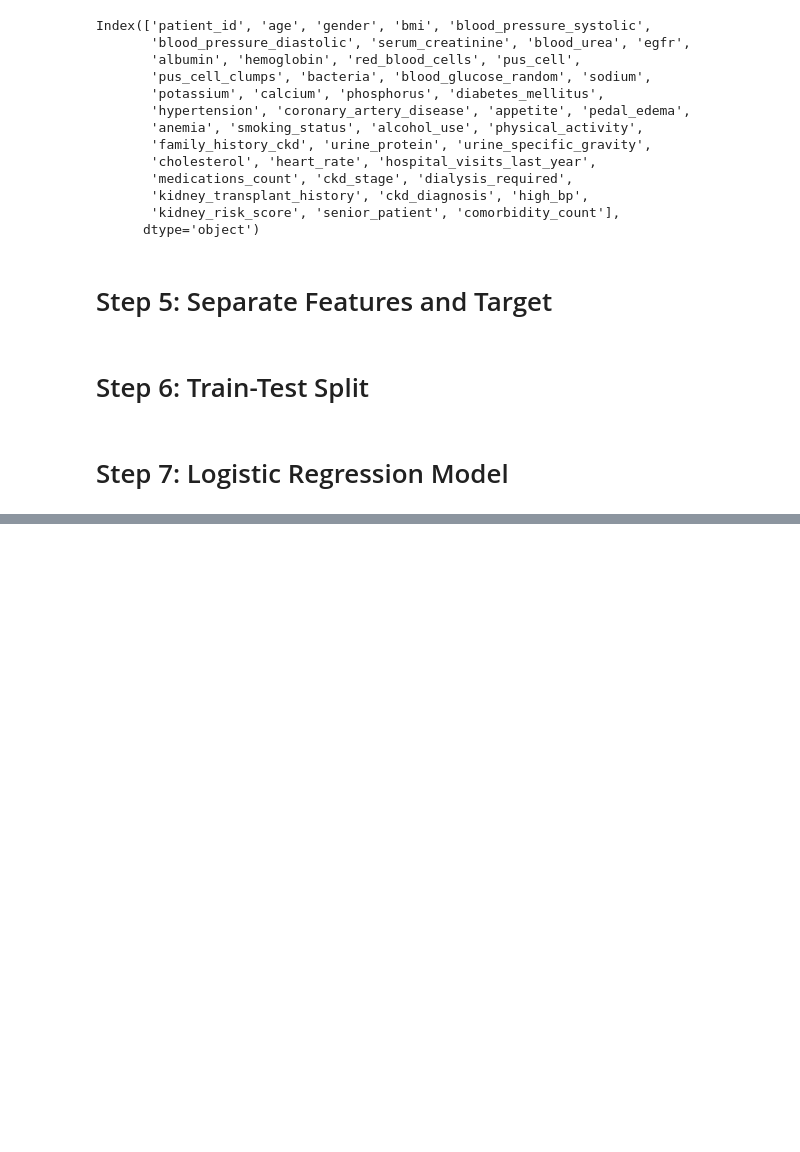
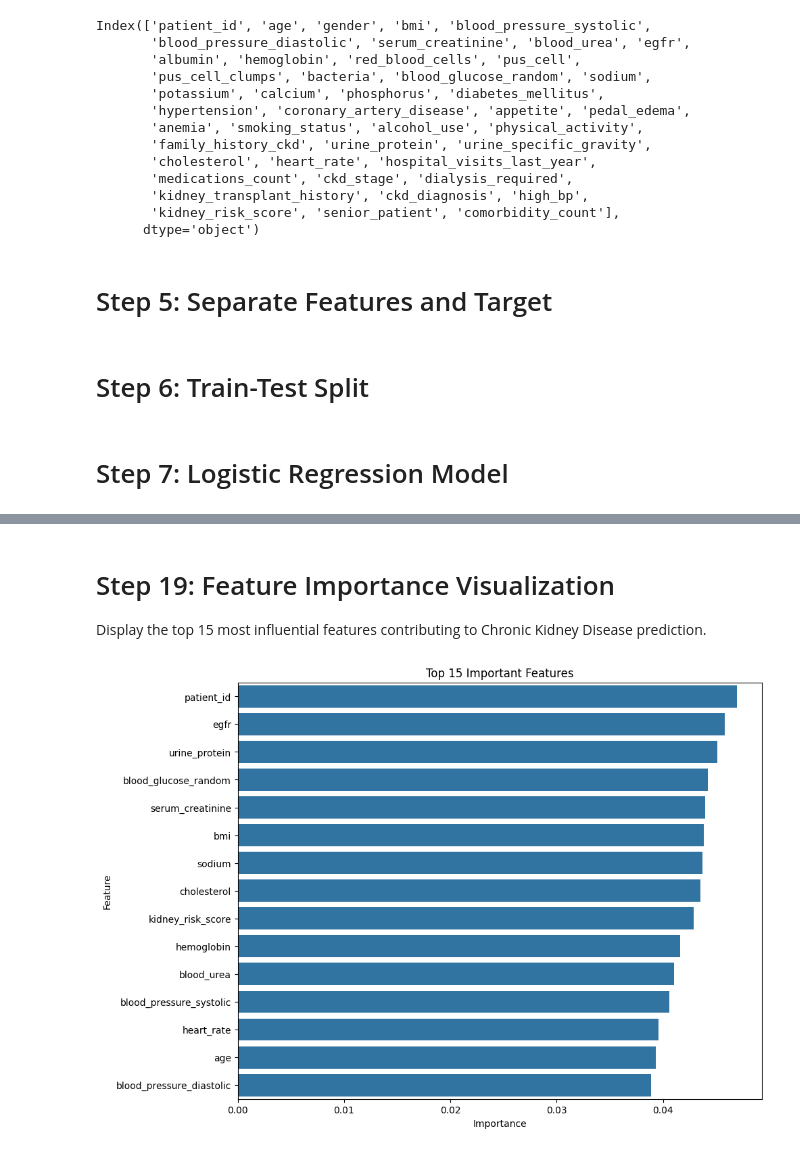
Before and after one commit to sohamghosh1762-max/Healthcare---Medical---Chronic-Disease-Prediction-and-EHR-Analysis, a Jupyter notebook: notebooks/Healthcare Chronic Disease ML.ipynb, the cells around one changed output, grey strips where cells are left out. Drawn from its saved outputs; the diff is of its cells as text; code cells hidden in the pictures; blank space fills up the shorter version.

```diff
--- a/notebooks/Healthcare Chronic Disease ML.ipynb
+++ b/notebooks/Healthcare Chronic Disease ML.ipynb
@@ -151,0 +370,14 @@ X_train, X_test, y_train, y_test = train_test_split(
+# %%
+feature_importance = pd.DataFrame({
+
+    "Feature": X.columns,
+    "Importance": rf_model.feature_importances_
+
+})
+
+feature_importance = feature_importance.sort_values(
+    by="Importance",
+    ascending=False
+)
+
+feature_importance.head(15)
@@ -151,0 +401,18 @@ X_train, X_test, y_train, y_test = train_test_split(
+# %% [markdown]
+# Step 19: Feature Importance Visualization
+
+Display the top 15 most influential features contributing to Chronic Kidney Disease prediction.
+# %%
+plt.figure(figsize=(10,8))
+
+sns.barplot(
+    data=feature_importance.head(15),
+    x="Importance",
+    y="Feature"
+)
+
+plt.title("Top 15 Important Features")
+
+plt.show()
+# %% [output]
+[figure, added]
```
Also changed, not shown: parts of 32 cells of this notebook, 1 other file.
